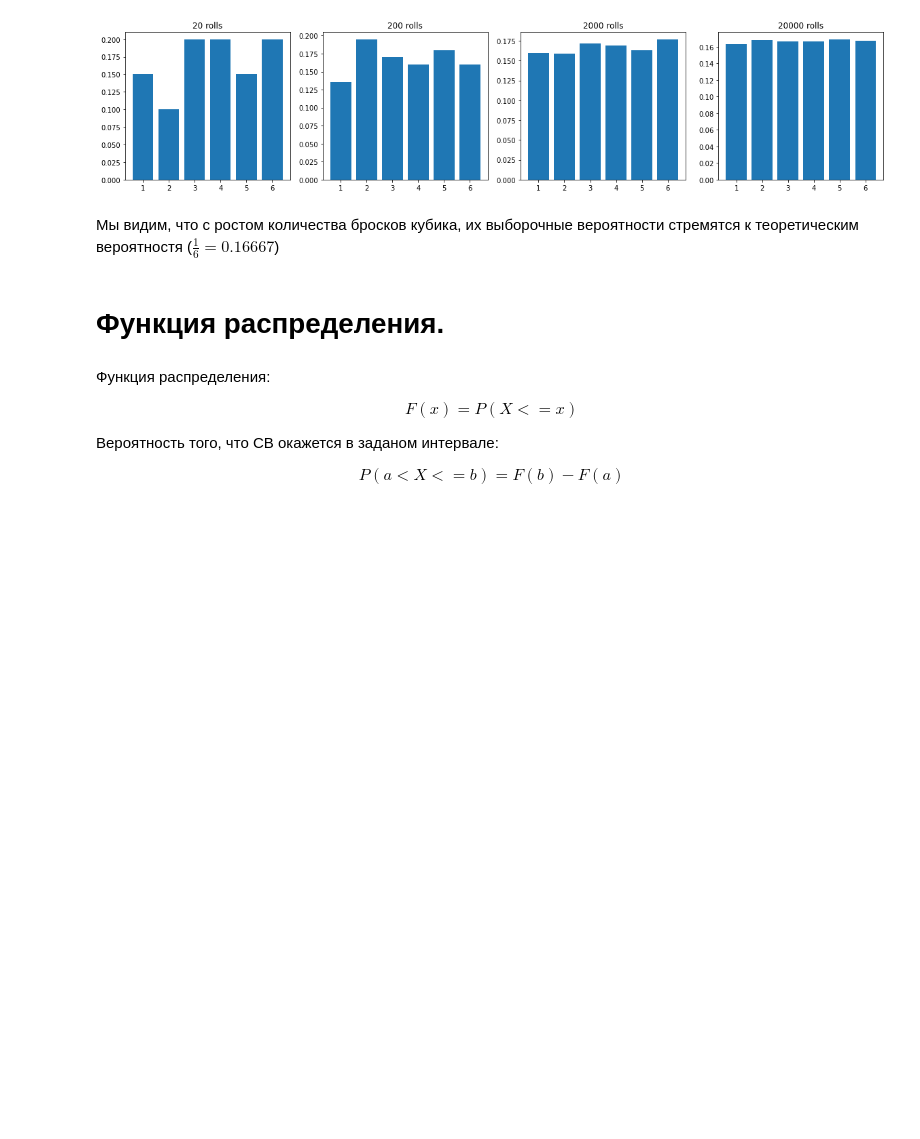
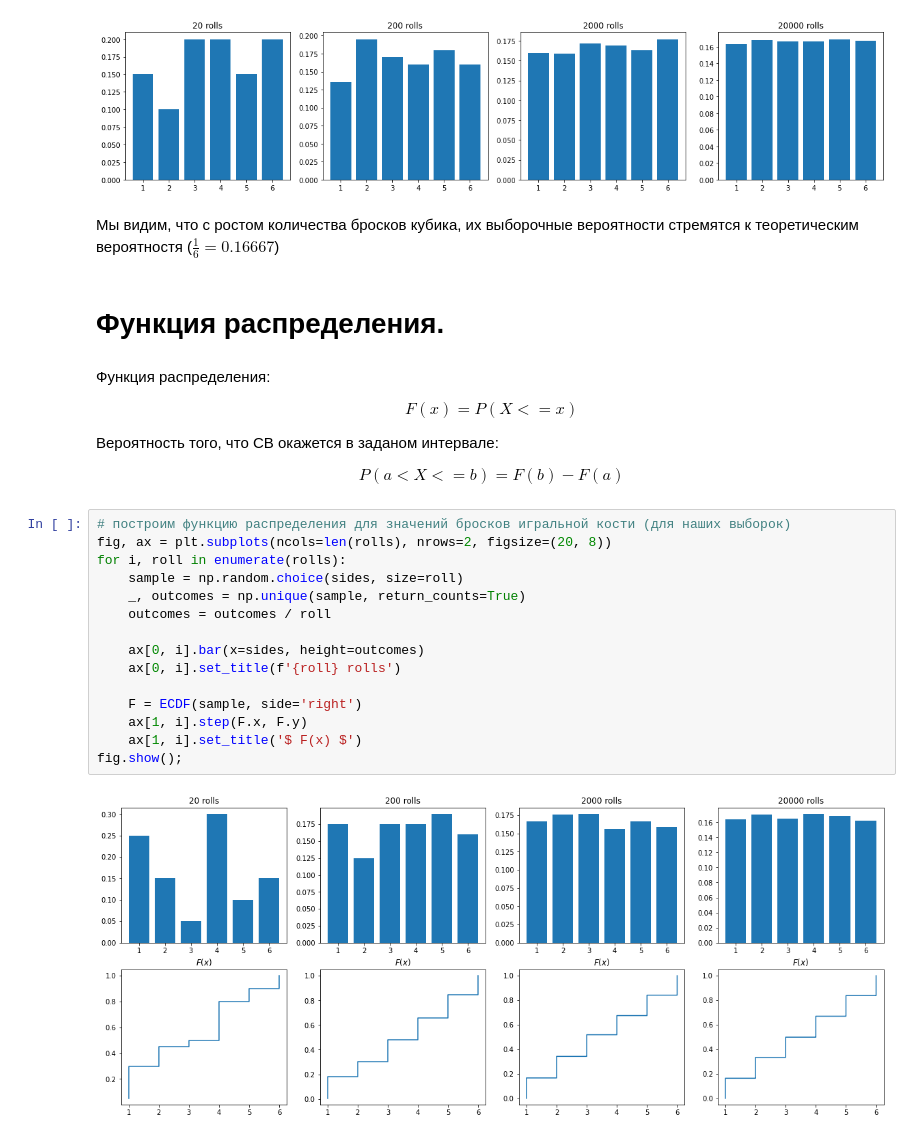
Before and after one commit to JosephFrancisTribbiani/ds, a Jupyter notebook: Statistic/stat_tests.ipynb, the cells around one changed output. Saved outputs shown, nothing was run; the diff lists cells and outputs as text; blank space fills up the shorter version.

Commit message:
ECDF added

```diff
--- a/Statistic/stat_tests.ipynb
+++ b/Statistic/stat_tests.ipynb
@@ -45,3 +47,20 @@ $$ F(x) = P(X <= x) $$
 Вероятность того, что СВ окажется в заданом интервале:
 
 $$ P(a < X <= b) = F(b) - F(a) $$
+# %%
+# построим функцию распределения для значений бросков игральной кости (для наших выборок)
+fig, ax = plt.subplots(ncols=len(rolls), nrows=2, figsize=(20, 8))
+for i, roll in enumerate(rolls):
+    sample = np.random.choice(sides, size=roll)
+    _, outcomes = np.unique(sample, return_counts=True)
+    outcomes = outcomes / roll
+
+    ax[0, i].bar(x=sides, height=outcomes)
+    ax[0, i].set_title(f'{roll} rolls')
+
+    F = ECDF(sample, side='right')
+    ax[1, i].step(F.x, F.y)
+    ax[1, i].set_title('$ F(x) $')
+fig.show();
+# %% [output]
+[figure, added]
```
Also changed, not shown: parts of 1 cell of this notebook.
